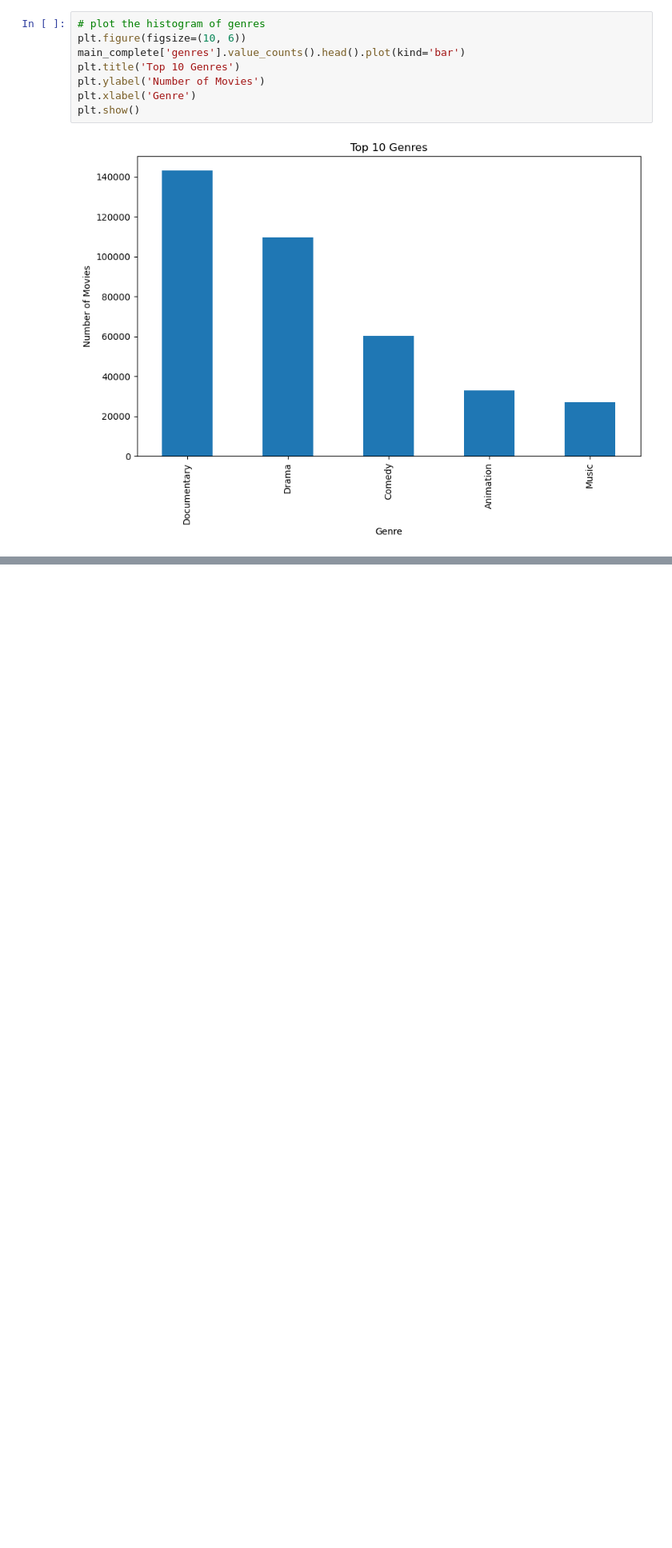
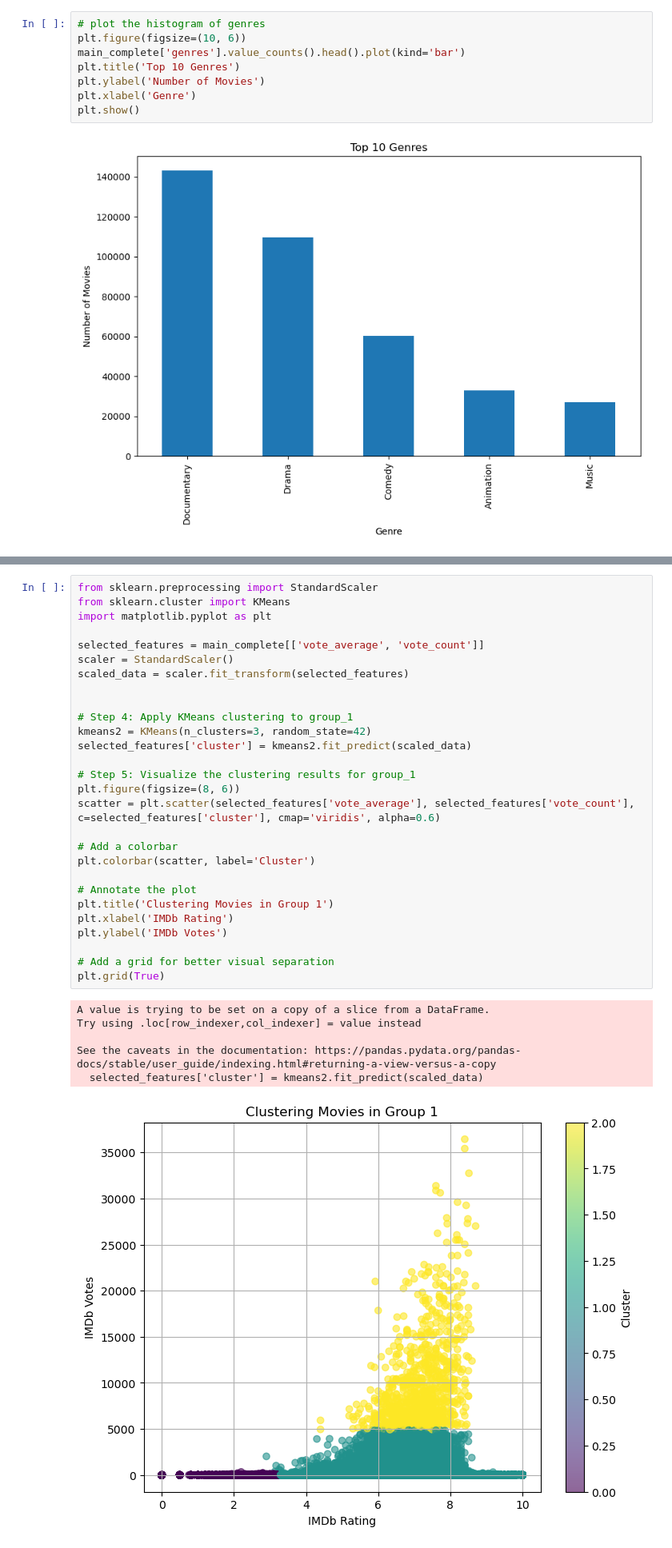
Before and after one commit to paulagambus/ctds_project, a Jupyter notebook: project.ipynb, the cells around one changed output, grey strips where cells are left out. Shown at 80% size. Cells and saved outputs as stored; diff of their text form; blank space fills up the shorter version.

```diff
--- a/project.ipynb
+++ b/project.ipynb
@@ -196,0 +371,35 @@ plt.show()
+# %%
+from sklearn.preprocessing import StandardScaler
+from sklearn.cluster import KMeans
+import matplotlib.pyplot as plt
+
+selected_features = main_complete[['vote_average', 'vote_count']]
+scaler = StandardScaler()
+scaled_data = scaler.fit_transform(selected_features)
+
+
+# Step 4: Apply KMeans clustering to group_1
+kmeans2 = KMeans(n_clusters=3, random_state=42)
+selected_features['cluster'] = kmeans2.fit_predict(scaled_data)
+
+# Step 5: Visualize the clustering results for group_1
+plt.figure(figsize=(8, 6))
+scatter = plt.scatter(selected_features['vote_average'], selected_features['vote_count'], c=selected_features['cluster'], cmap='viridis', alpha=0.6)
+
+# Add a colorbar
+plt.colorbar(scatter, label='Cluster')
+
+# Annotate the plot
+plt.title('Clustering Movies in Group 1')
+plt.xlabel('IMDb Rating')
+plt.ylabel('IMDb Votes')
+
+# Add a grid for better visual separation
+plt.grid(True)
+# %% [output]
+A value is trying to be set on a copy of a slice from a DataFrame.
+Try using .loc[row_indexer,col_indexer] = value instead
+
+See the caveats in the documentation: https://pandas.pydata.org/pandas-docs/stable/user_guide/indexing.html#returning-a-view-versus-a-copy
+  selected_features['cluster'] = kmeans2.fit_predict(scaled_data)
+[figure, added]
```
Also changed, not shown: parts of 16 cells of this notebook.
